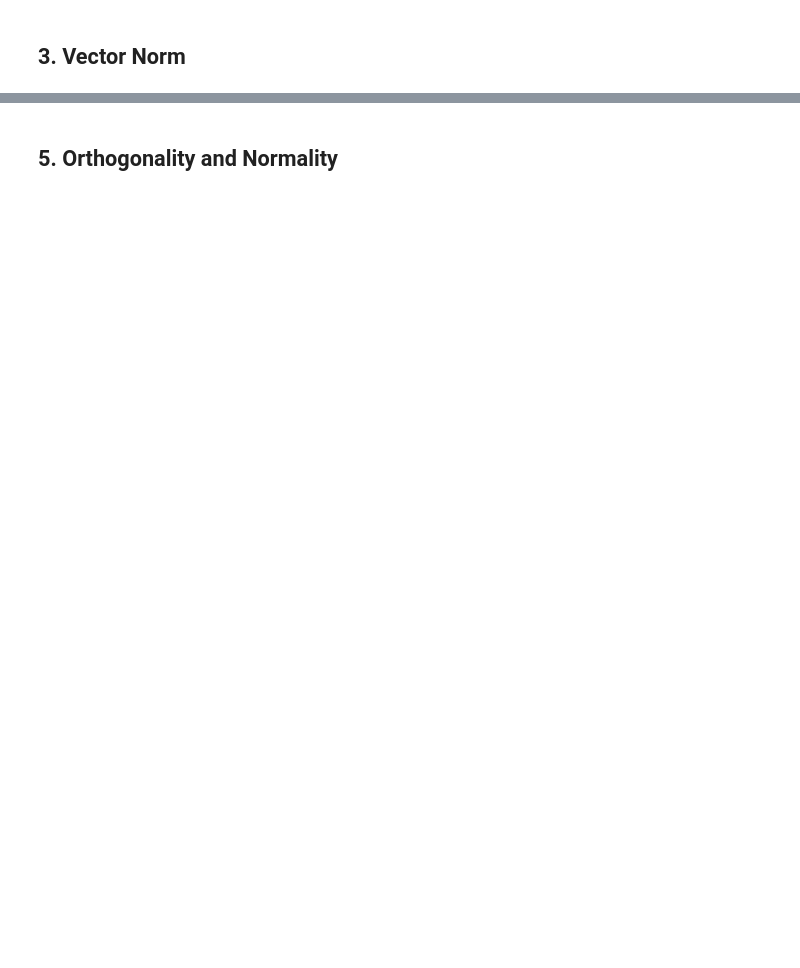
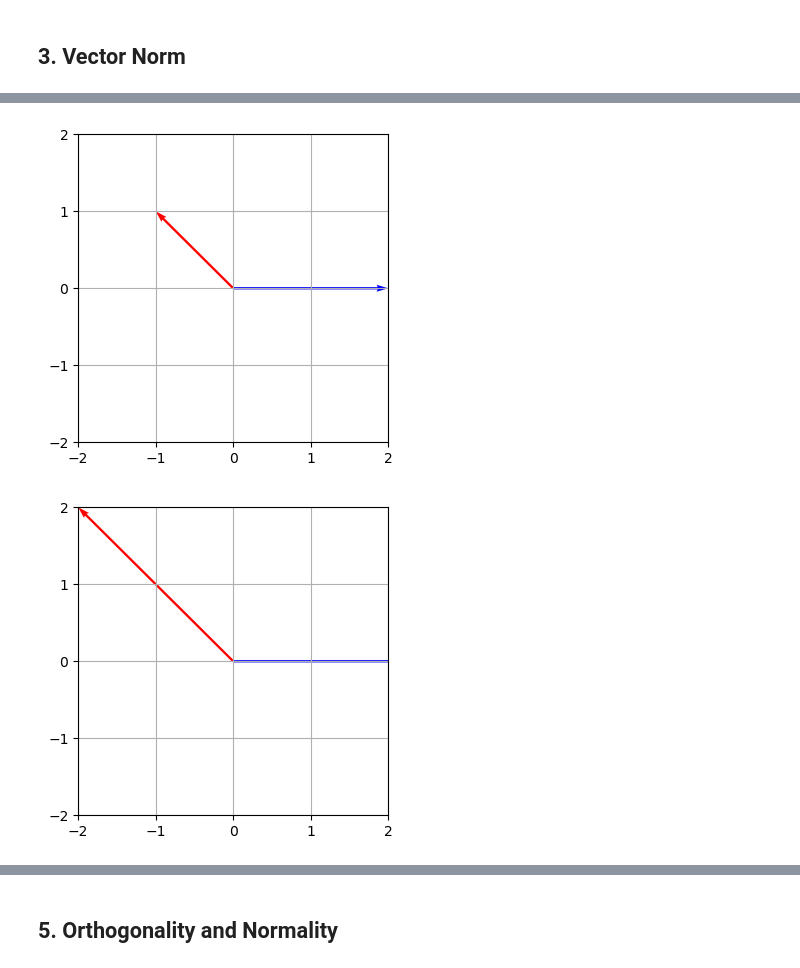
Before and after one commit to dyjdlopez/dsp-fundamentals, a Jupyter notebook: lecture_notes/dsp_lecture_01.ipynb, the cells around one changed output, grey strips where cells are left out. Saved outputs shown, nothing was run; the diff lists cells and outputs as text; code cells hidden in the pictures; blank space fills up the shorter version.

```diff
--- a/lecture_notes/dsp_lecture_01.ipynb
+++ b/lecture_notes/dsp_lecture_01.ipynb
@@ -356,0 +627,15 @@ array([[ 2],
+# %%
+### Scaling
+
+scale = np.array([
+    [2,0],
+    [0,2]
+])
+
+# scale2 = 0.5*np.eye(2)
+
+plot_quiv(B)
+plot_quiv(B, scale)
+# %% [output]
+[figure, added]
+[figure, added]
```
Also changed, not shown: parts of 46 cells of this notebook.
